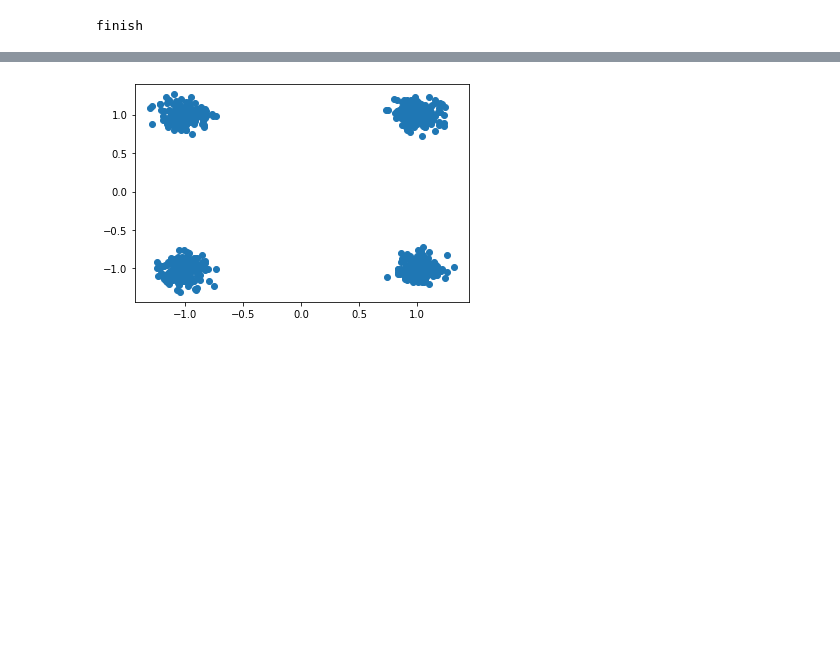
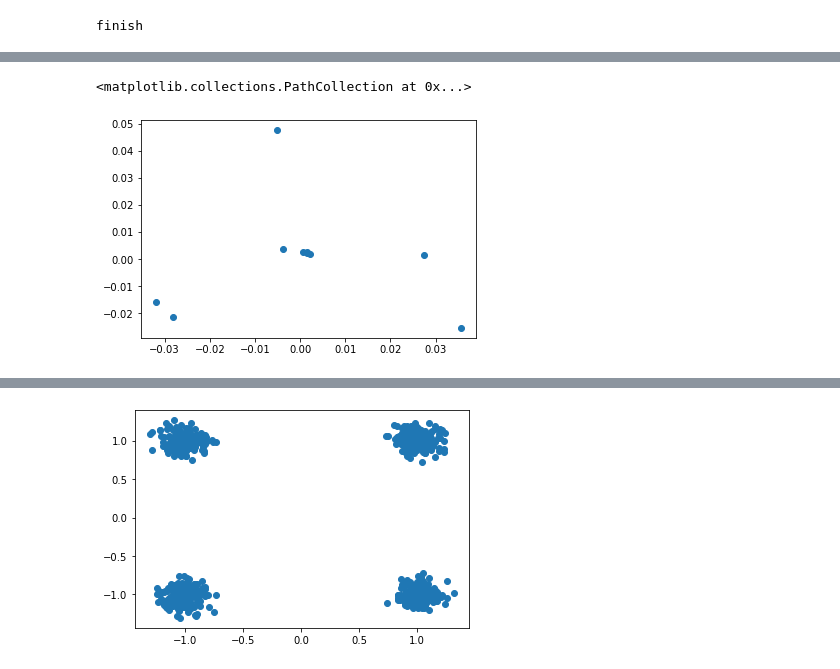
Before and after one commit to Isyohan/WeakSignalsBLM, a Jupyter notebook: BLM_Clustering.ipynb, the cells around one changed output, grey strips where cells are left out. Saved outputs shown, nothing was run; the diff lists cells and outputs as text; code cells hidden in the pictures; blank space fills up the shorter version.

```diff
--- a/BLM_Clustering.ipynb
+++ b/BLM_Clustering.ipynb
@@ -249,3 +272,12 @@ finish
+# %%
+pca=PCA(n_components=2)
+pca.fit(list_of_centroids[0])
+X=pca.transform(list_of_centroids[0])
+X
+plt.scatter(X[:,0],X[:,1])
+# %% [output]
+<matplotlib.collections.PathCollection at 0x...>
+[figure, added]
 # %%
 for i in range(len(list_of_centroids_with_words[0])):
     print(list_of_centroids_with_words[67][i][0])
```
Also changed, not shown: parts of 13 cells of this notebook, 1 other file.
